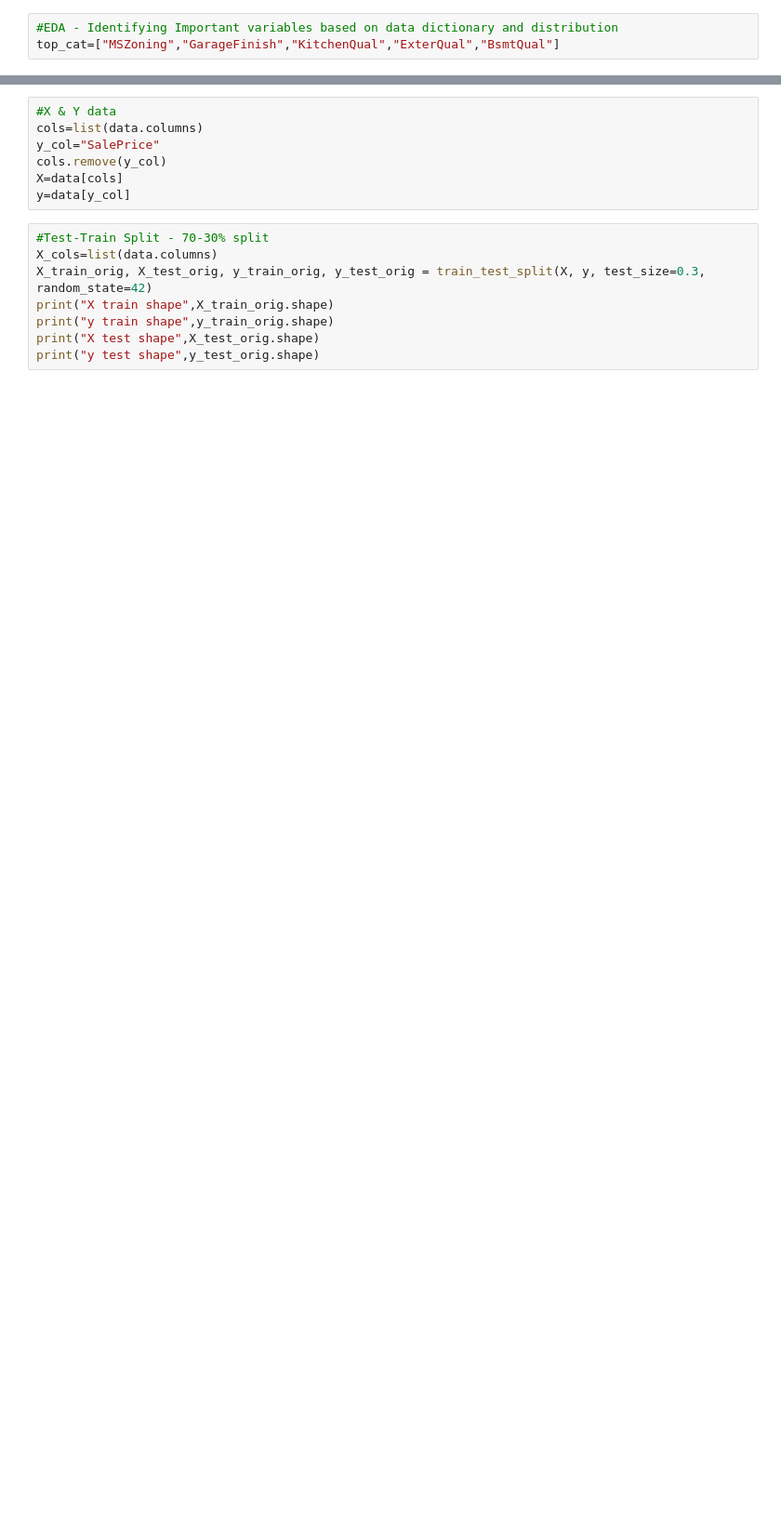
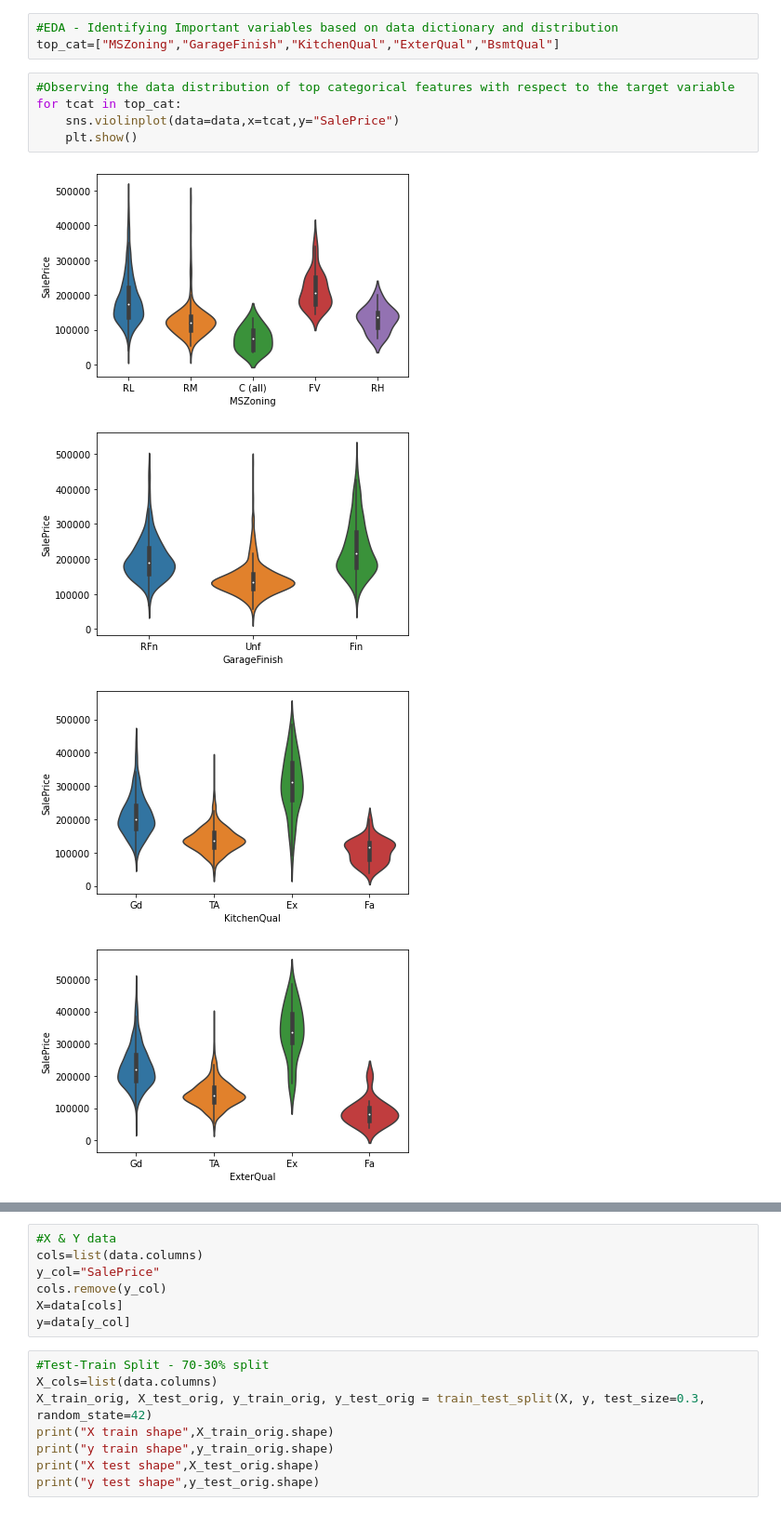
Before and after one commit to karthickchetti/HousingPricePrediction, a Jupyter notebook: Advanced_Regression.ipynb, the cells around one changed output, grey strips where cells are left out. Shown at 93% size. Drawn from its saved outputs; the diff is of its cells as text; blank space fills up the shorter version.

```diff
--- a/Advanced_Regression.ipynb
+++ b/Advanced_Regression.ipynb
@@ -258,3 +254,13 @@ cat_cols=list(set(cat_cols)-set(low_var_cat))
 # %%
 #EDA - Identifying Important variables based on data dictionary and distribution
 top_cat=["MSZoning","GarageFinish","KitchenQual","ExterQual","BsmtQual"]
+# %%
+#Observing the data distribution of top categorical features with respect to the target variable
+for tcat in top_cat:
+    sns.violinplot(data=data,x=tcat,y="SalePrice")
+    plt.show()
+# %% [output]
+[figure, added]
+[figure, added]
+[figure, added]
+[figure, added]
```
Also changed, not shown: parts of 48 cells of this notebook.
